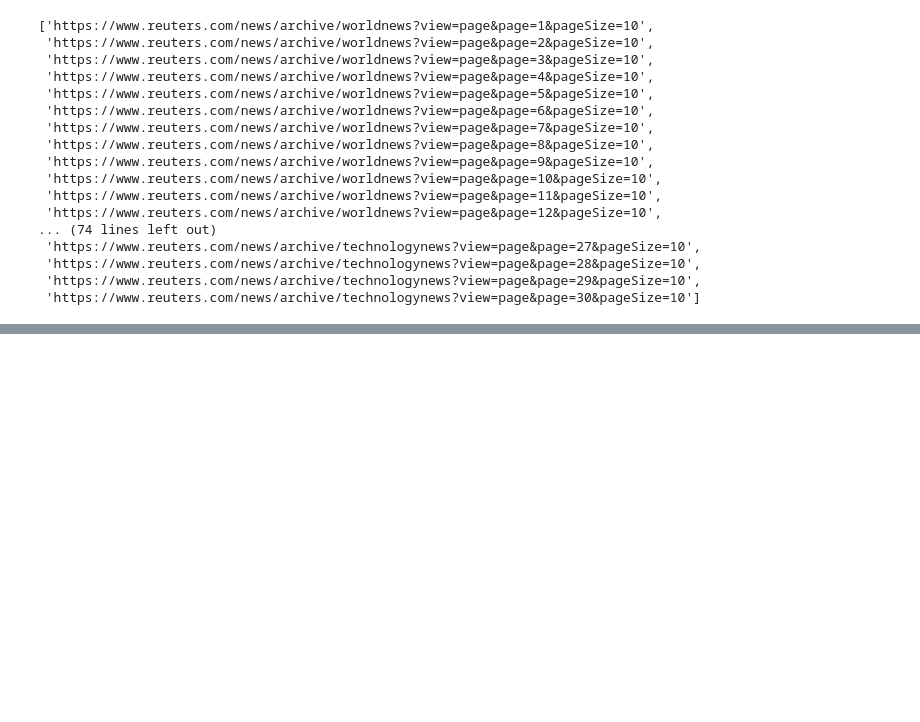
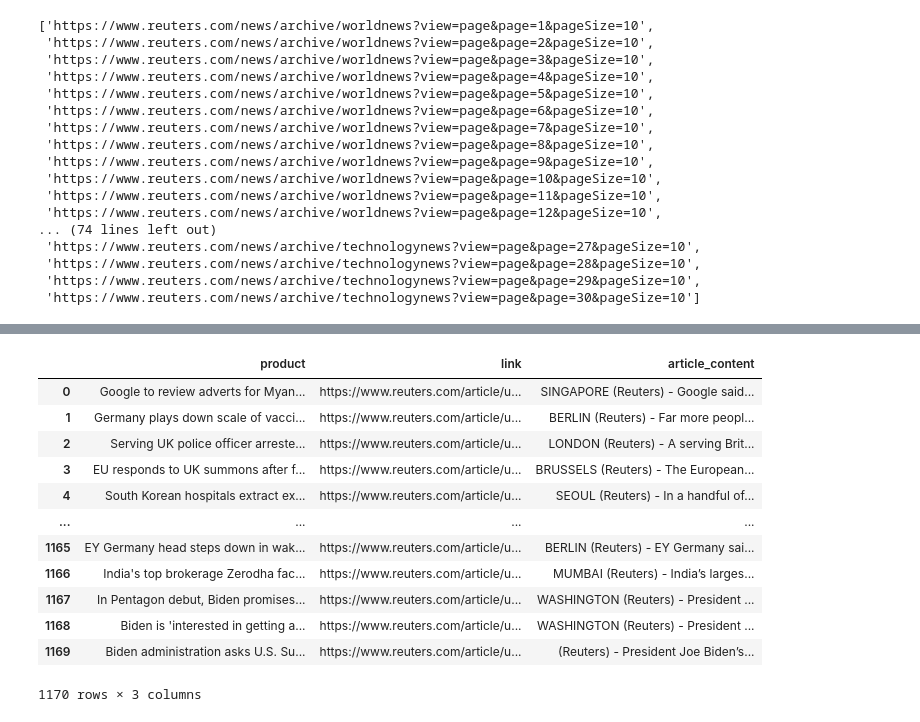
Before and after one commit to kyzers0ze/InstituteofData2021, a Jupyter notebook: presentations/Mini Project 3/Mini Project 3 - Reuters.ipynb, the cells around one changed output, grey strips where cells are left out. Drawn from its saved outputs; the diff is of its cells as text; code cells hidden in the pictures; blank space fills up the shorter version.

Commit message:
add mini project 3 - visualizations, tableau files, autoencoder

```diff
--- a/presentations/Mini Project 3/Mini Project 3 - Reuters.ipynb
+++ b/presentations/Mini Project 3/Mini Project 3 - Reuters.ipynb
@@ -44,8 +44,9 @@ urls
  'https://www.reuters.com/news/archive/technologynews?view=page&page=30&pageSize=10']
 # %%
 browser = webdriver.Chrome('C:\chromedriver_win32\chromedriver.exe')
+article_count = 0
+data = []
 for url in urls:
-    data = []
 
     browser.get(url)
     browser.execute_script(
@@ -57,7 +58,8 @@ for url in urls:
         "//*[@class='story-content']"
     )
     print('Number of results', len(results))
-
+    article_count += len(results)
+    print('Article count: ', article_count)
     for result in results:
         print(result)
         product_name = result.text
@@ -86,0 +87,3 @@ df.to_csv('Reuters_df_no_article_text.csv')
+# %%
+df = pd.DataFrame(data)
+df
@@ -86,0 +104,29 @@ df.to_csv('Reuters_df_no_article_text.csv')
+# %%
+article_content = []
+count = 0
+for url in df.link:
+
+    link = url
+
+    http = urllib3.PoolManager()
+    r = http.request('GET', link)
+    if r.status == 200:
+        page = r.data
+        print('Type of the variable \'page\':', page.__class__.__name__)
+        print('Page Retrieved. Request Status: %d, Page Size: %d' % (r.status, len(page)))
+    else:
+        print('Some problem occurred. Request Status: %s' % r.status)
+    soup = BeautifulSoup(page, 'html.parser')
+
+    para_class = 'Paragraph-paragraph-2Bgue ArticleBody-para-TD_9x'
+
+    text = ''
+    article = soup.find_all("p",{"class":para_class})
+
+    for tag in article:
+        text += tag.getText()
+    count += 1
+    print("Article number...{}".format(count))
+    print('Appending to text...')
+
+    article_content.append(text)
@@ -86,0 +155,3 @@ df.to_csv('Reuters_df_no_article_text.csv')
+# %%
+article_df = pd.DataFrame({'article_content':article_content})
+article_df
@@ -86,0 +172,17 @@ df.to_csv('Reuters_df_no_article_text.csv')
+# %%
+combined_df = pd.concat([df,article_df],axis=1)
+combined_df
+# %% [output]
+|  | product | link | article_content |
+| 0 | Google to review adverts for Myan... | https://www.reuters.com/article/u... | SINGAPORE (Reuters) - Google said... |
+| 1 | Germany plays down scale of vacci... | https://www.reuters.com/article/u... | BERLIN (Reuters) - Far more peopl... |
+| 2 | Serving UK police officer arreste... | https://www.reuters.com/article/u... | LONDON (Reuters) - A serving Brit... |
+| 3 | EU responds to UK summons after f... | https://www.reuters.com/article/u... | BRUSSELS (Reuters) - The European... |
+| 4 | South Korean hospitals extract ex... | https://www.reuters.com/article/u... | SEOUL (Reuters) - In a handful of... |
+| ... | ... | ... | ... |
+| 1165 | EY Germany head steps down in wak... | https://www.reuters.com/article/u... | BERLIN (Reuters) - EY Germany sai... |
+| 1166 | India's top brokerage Zerodha fac... | https://www.reuters.com/article/u... | MUMBAI (Reuters) - India’s larges... |
+| 1167 | In Pentagon debut, Biden promises... | https://www.reuters.com/article/u... | WASHINGTON (Reuters) - President ... |
+| 1168 | Biden is 'interested in getting a... | https://www.reuters.com/article/u... | WASHINGTON (Reuters) - President ... |
+| 1169 | Biden administration asks U.S. Su... | https://www.reuters.com/article/u... | (Reuters) - President Joe Biden’s... |
+1170 rows × 3 columns
```
Also changed, not shown: parts of 7 cells of this notebook, 18 other files.
